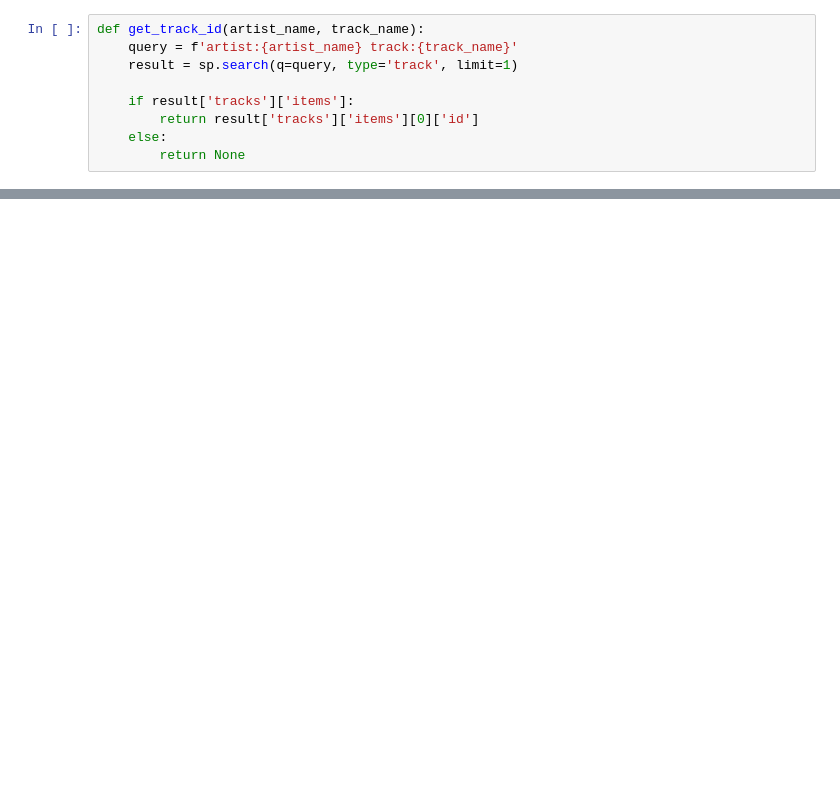
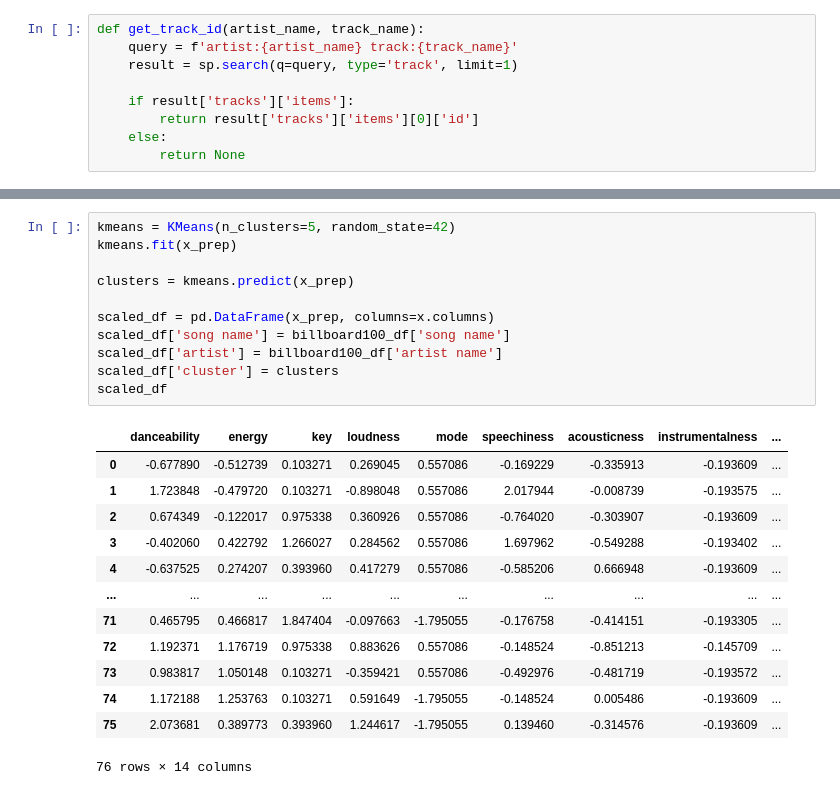
Before and after one commit to dooinn/lab-unsupervised-learning-intro, a Jupyter notebook: song_recommender.ipynb, the cells around one changed output, grey strips where cells are left out. Saved outputs shown, nothing was run; the diff lists cells and outputs as text; blank space fills up the shorter version.

```diff
--- a/song_recommender.ipynb
+++ b/song_recommender.ipynb
@@ -147,0 +175,25 @@ df
+# %%
+kmeans = KMeans(n_clusters=5, random_state=42)
+kmeans.fit(x_prep)
+
+clusters = kmeans.predict(x_prep)
+
+scaled_df = pd.DataFrame(x_prep, columns=x.columns)
+scaled_df['song name'] = billboard100_df['song name']
+scaled_df['artist'] = billboard100_df['artist name']
+scaled_df['cluster'] = clusters
+scaled_df
+# %% [output]
+|  | danceability | energy | key | loudness | mode | speechiness | acousticness | instrumentalness | ... |
+| 0 | -0.677890 | -0.512739 | 0.103271 | 0.269045 | 0.557086 | -0.169229 | -0.335913 | -0.193609 | ... |
+| 1 | 1.723848 | -0.479720 | 0.103271 | -0.898048 | 0.557086 | 2.017944 | -0.008739 | -0.193575 | ... |
+| 2 | 0.674349 | -0.122017 | 0.975338 | 0.360926 | 0.557086 | -0.764020 | -0.303907 | -0.193609 | ... |
+| 3 | -0.402060 | 0.422792 | 1.266027 | 0.284562 | 0.557086 | 1.697962 | -0.549288 | -0.193402 | ... |
+| 4 | -0.637525 | 0.274207 | 0.393960 | 0.417279 | 0.557086 | -0.585206 | 0.666948 | -0.193609 | ... |
+| ... | ... | ... | ... | ... | ... | ... | ... | ... | ... |
+| 71 | 0.465795 | 0.466817 | 1.847404 | -0.097663 | -1.795055 | -0.176758 | -0.414151 | -0.193305 | ... |
+| 72 | 1.192371 | 1.176719 | 0.975338 | 0.883626 | 0.557086 | -0.148524 | -0.851213 | -0.145709 | ... |
+| 73 | 0.983817 | 1.050148 | 0.103271 | -0.359421 | 0.557086 | -0.492976 | -0.481719 | -0.193572 | ... |
+| 74 | 1.172188 | 1.253763 | 0.103271 | 0.591649 | -1.795055 | -0.148524 | 0.005486 | -0.193609 | ... |
+| 75 | 2.073681 | 0.389773 | 0.393960 | 1.244617 | -1.795055 | 0.139460 | -0.314576 | -0.193609 | ... |
+76 rows × 14 columns
```
Also changed, not shown: parts of 23 cells of this notebook, 2 other files.
